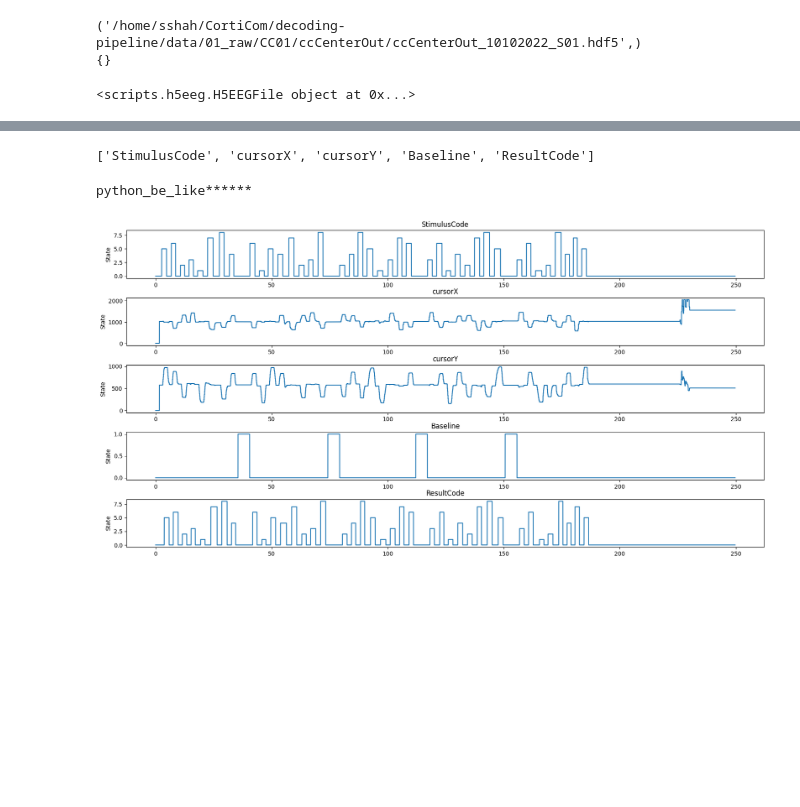
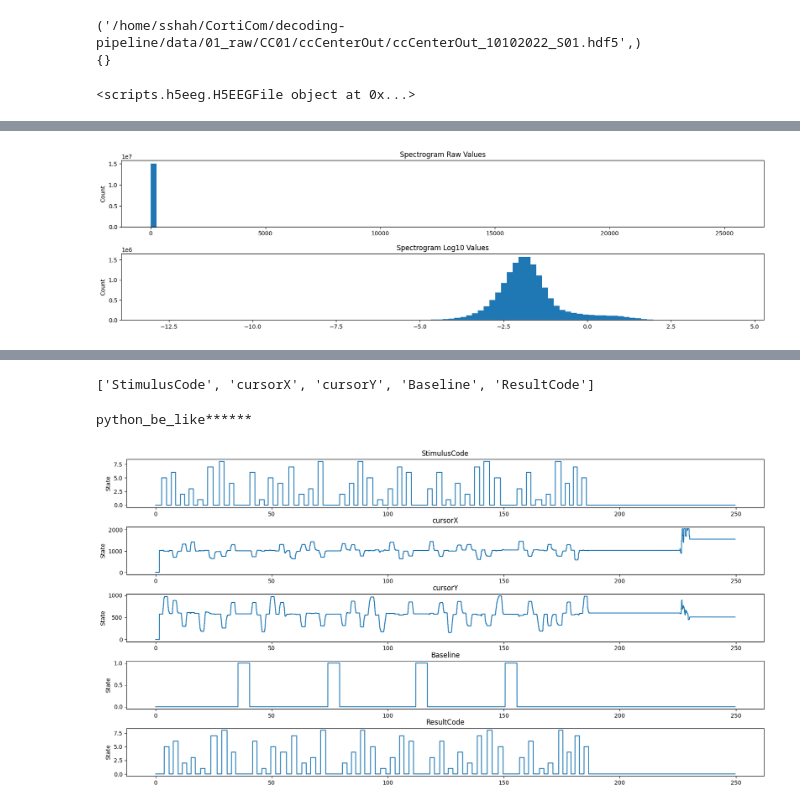
Before and after one commit to cronelab/decoding-pipeline, a Jupyter notebook: notebooks/Data Ingestion Notebook.ipynb, the cells around one changed output, grey strips where cells are left out. Drawn from its saved outputs; the diff is of its cells as text; code cells hidden in the pictures; blank space fills up the shorter version.

Commit message:
Completed spectrograms and spectrogram log transform pipeline

```diff
--- a/notebooks/Data Ingestion Notebook.ipynb
+++ b/notebooks/Data Ingestion Notebook.ipynb
@@ -85,7 +85,9 @@ list(load_dict.values())[0]()
 # %%
 load_dict = catalog.load("center_out_extracted_pkl")
 
-data = load_dict['ccCenterOut_11112022_S08']()
+data = list(load_dict.values())[0]()
+
+# data = load_dict['ccCenterOut_11112022_S08']()
 
 data
 # %% [output]
@@ -110,0 +117,42 @@ data
+# %%
+import scipy.signal as signal
+import numpy as np
+import matplotlib.pyplot as plt
+
+signals = data['signals']
+
+sampling_rate = 1000
+window_length = context.params['spectrogram_params']['window_length']
+shift = context.params['spectrogram_params']['shift']
+logarithm = context.params['spectrogram_params']['logarithm']
+
+factor = int(sampling_rate/1000)
+window_length = window_length * factor
+shift = shift * factor
+
+fs = 1e3 * factor
+
+noverlap = window_length - shift
+nperseg = window_length
+
+f, t, sxx = signal.spectrogram(signals, fs=fs, noverlap=noverlap, nperseg=nperseg, axis=0)
+
+sxx = np.moveaxis(sxx, -2, -1)
+# %%
+a, bins = np.histogram(np.log10(sxx.flatten()), bins=100)
+b, b_bins = np.histogram(sxx.flatten(), bins=100)
+
+fig, (ax1, ax2) = plt.subplots(2, figsize=(20, 5))
+
+ax2.hist(np.log10(sxx.flatten()), bins, density=False)
+ax1.hist(sxx.flatten(), b_bins, density=False)
+ax1.set_title("Spectrogram Raw Values")
+ax2.set_title("Spectrogram Log10 Values")
+ax1.set_ylabel("Count")
+ax2.set_ylabel("Count")
+
+fig.subplots_adjust(hspace=0.4)
+
+plt.show()
+# %% [output]
+[figure, added]
```
Also changed, not shown: parts of 19 cells of this notebook, 11 other files.
